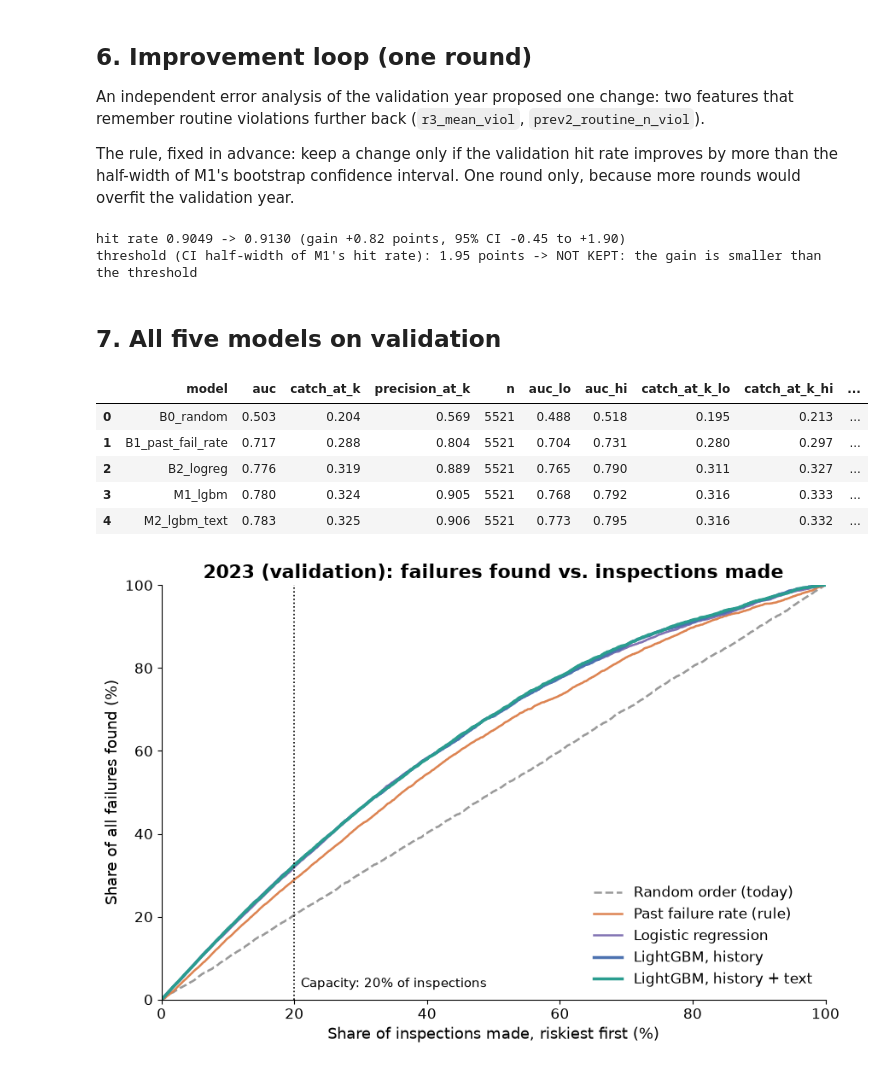
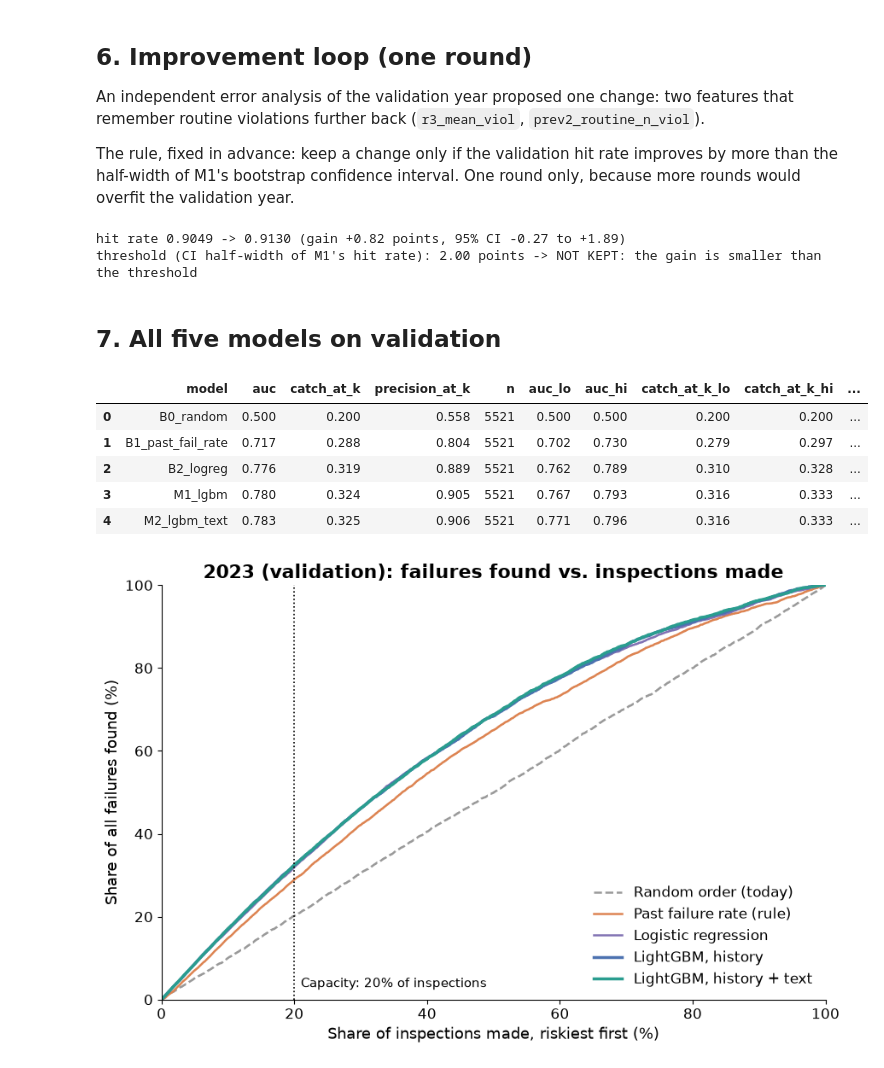
Before and after one commit to nh13120/boston-restaurant-inspection-risk, a Jupyter notebook: notebooks/03_models.ipynb, the cells around one changed output. Drawn from its saved outputs; the diff is of its cells as text; code cells hidden in the pictures.

Commit message:
Gate 2 round 2 fixes: clustered bootstrap, M1 vs logistic regression stated as within noise, exact B0

```diff
--- a/notebooks/03_models.ipynb
+++ b/notebooks/03_models.ipynb
@@ -32,6 +32,7 @@ is_train = (table["split"] == "train").to_numpy()
 is_val = (table["split"] == "val").to_numpy()
 train, val = table[is_train], table[is_val]
 y_val = val[M.TARGET].to_numpy()
+val_groups = val["licenseno"].to_numpy()     # confidence intervals resample whole restaurants
 print(f"train {len(train):,} rows | validation {len(val):,} rows")
 print("history features:", M.HISTORY_FEATURES)
 # %% [output]
@@ -300,10 +308,10 @@ m1_cand = M.fit_lgbm(train_c, M.HISTORY_FEATURES + CANDIDATES, params_m1)     #
 score_cand = m1_cand.predict_proba(val_c[M.HISTORY_FEATURES + CANDIDATES])[:, 1]
 
 base, cand = E.evaluate(y_val, score_m1), E.evaluate(y_val, score_cand)
-ci_lo, ci_hi = E.bootstrap_ci(y_val, score_m1, "precision_at_k")
+ci_lo, ci_hi = E.bootstrap_ci(y_val, score_m1, "precision_at_k", groups=val_groups)
 half_width = (ci_hi - ci_lo) / 2
 gain = cand["precision_at_k"] - base["precision_at_k"]
-d_lo, d_hi = E.bootstrap_diff_ci(y_val, score_cand, score_m1, "precision_at_k")
+d_lo, d_hi = E.bootstrap_diff_ci(y_val, score_cand, score_m1, "precision_at_k", groups=val_groups)
 keep = gain > half_width
 
 improvement = pd.DataFrame([{
@@ -320,26 +328,26 @@ print(f"threshold (CI half-width of M1's hit rate): {half_width * 100:.2f} point
       f"{'KEEP' if keep else 'NOT KEPT: the gain is smaller than the threshold'}")
 assert not keep, "the candidate passed the rule: add it to models.NUM_FEATURES and features.add_history_features"
 # %% [output]
-hit rate 0.9049 -> 0.9130 (gain +0.82 points, 95% CI -0.45 to +1.90)
-threshold (CI half-width of M1's hit rate): 1.95 points -> NOT KEPT: the gain is smaller than the threshold
+hit rate 0.9049 -> 0.9130 (gain +0.82 points, 95% CI -0.27 to +1.89)
+threshold (CI half-width of M1's hit rate): 2.00 points -> NOT KEPT: the gain is smaller than the threshold
 # %% [markdown]
 ## 7. All five models on validation
 # %%
 val_scores = {name: pd.read_csv(f"../preds/{name}_val.csv")["score"].to_numpy()
               for name in ["B0_random", "B1_past_fail_rate", "B2_logreg"]}
 val_scores["M1_lgbm"] = score_m1
 val_scores["M2_lgbm_text"] = score_m2
 
-validation_results = E.results_table(y_val, val_scores)
+validation_results = E.results_table(y_val, val_scores, groups=val_groups)
 validation_results.to_csv("../results/validation_results.csv", index=False)
 validation_results.round(3)
 # %% [output]
 |  | model | auc | catch_at_k | precision_at_k | n | auc_lo | auc_hi | catch_at_k_lo | catch_at_k_hi | ... |
-| 0 | B0_random | 0.503 | 0.204 | 0.569 | 5521 | 0.488 | 0.518 | 0.195 | 0.213 | ... |
-| 1 | B1_past_fail_rate | 0.717 | 0.288 | 0.804 | 5521 | 0.704 | 0.731 | 0.280 | 0.297 | ... |
-| 2 | B2_logreg | 0.776 | 0.319 | 0.889 | 5521 | 0.765 | 0.790 | 0.311 | 0.327 | ... |
-| 3 | M1_lgbm | 0.780 | 0.324 | 0.905 | 5521 | 0.768 | 0.792 | 0.316 | 0.333 | ... |
-| 4 | M2_lgbm_text | 0.783 | 0.325 | 0.906 | 5521 | 0.773 | 0.795 | 0.316 | 0.332 | ... |
+| 0 | B0_random | 0.500 | 0.200 | 0.558 | 5521 | 0.500 | 0.500 | 0.200 | 0.200 | ... |
+| 1 | B1_past_fail_rate | 0.717 | 0.288 | 0.804 | 5521 | 0.702 | 0.730 | 0.279 | 0.297 | ... |
+| 2 | B2_logreg | 0.776 | 0.319 | 0.889 | 5521 | 0.762 | 0.789 | 0.310 | 0.328 | ... |
+| 3 | M1_lgbm | 0.780 | 0.324 | 0.905 | 5521 | 0.767 | 0.793 | 0.316 | 0.333 | ... |
+| 4 | M2_lgbm_text | 0.783 | 0.325 | 0.906 | 5521 | 0.771 | 0.796 | 0.316 | 0.333 | ... |
 # %%
 fig = E.plot_gains(y_val, val_scores, "2023 (validation): failures found vs. inspections made",
                    path="../results/figures/gains_curve_val.png")
```
Also changed, not shown: parts of 9 cells of this notebook, 15 other files.
